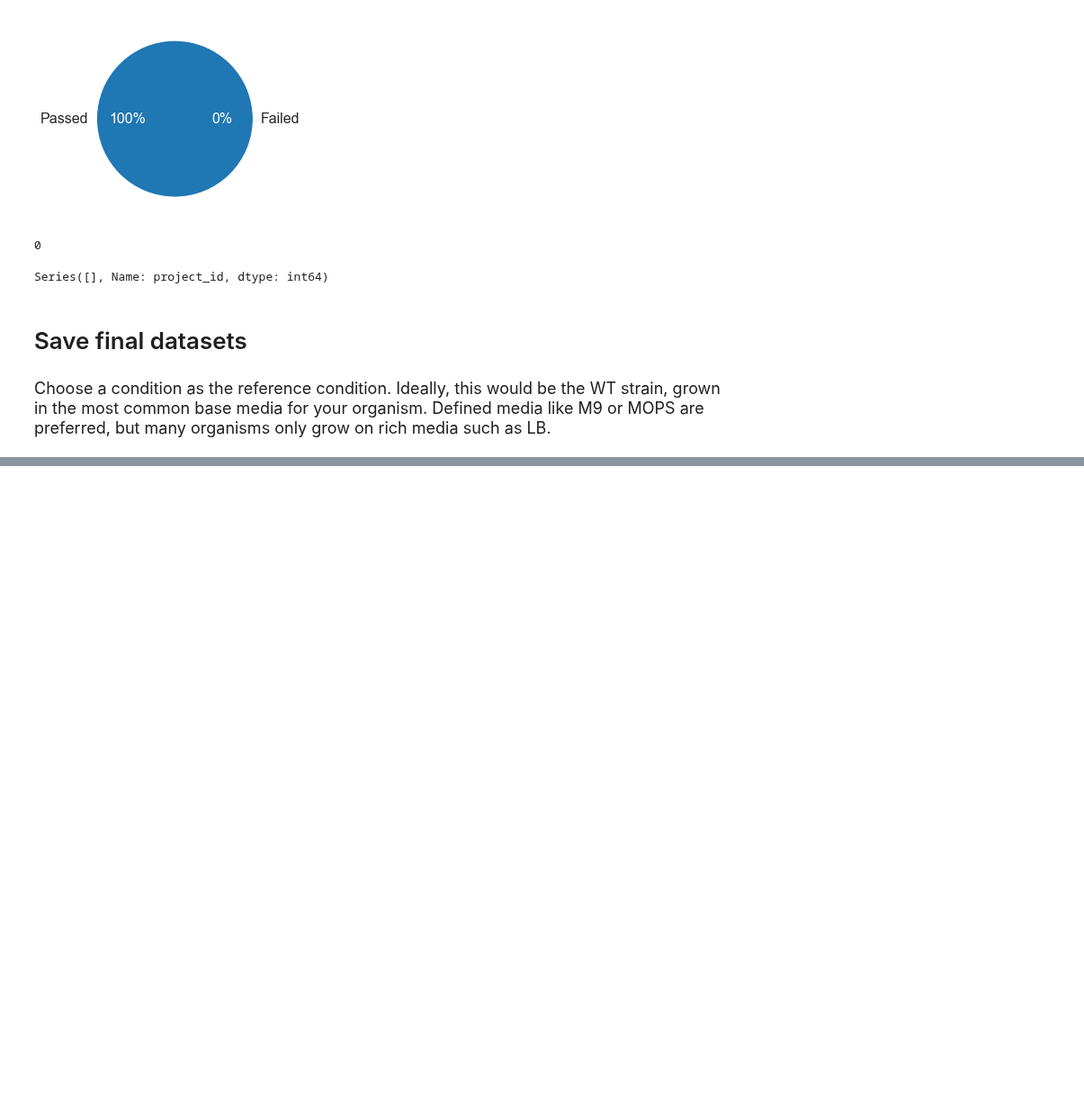
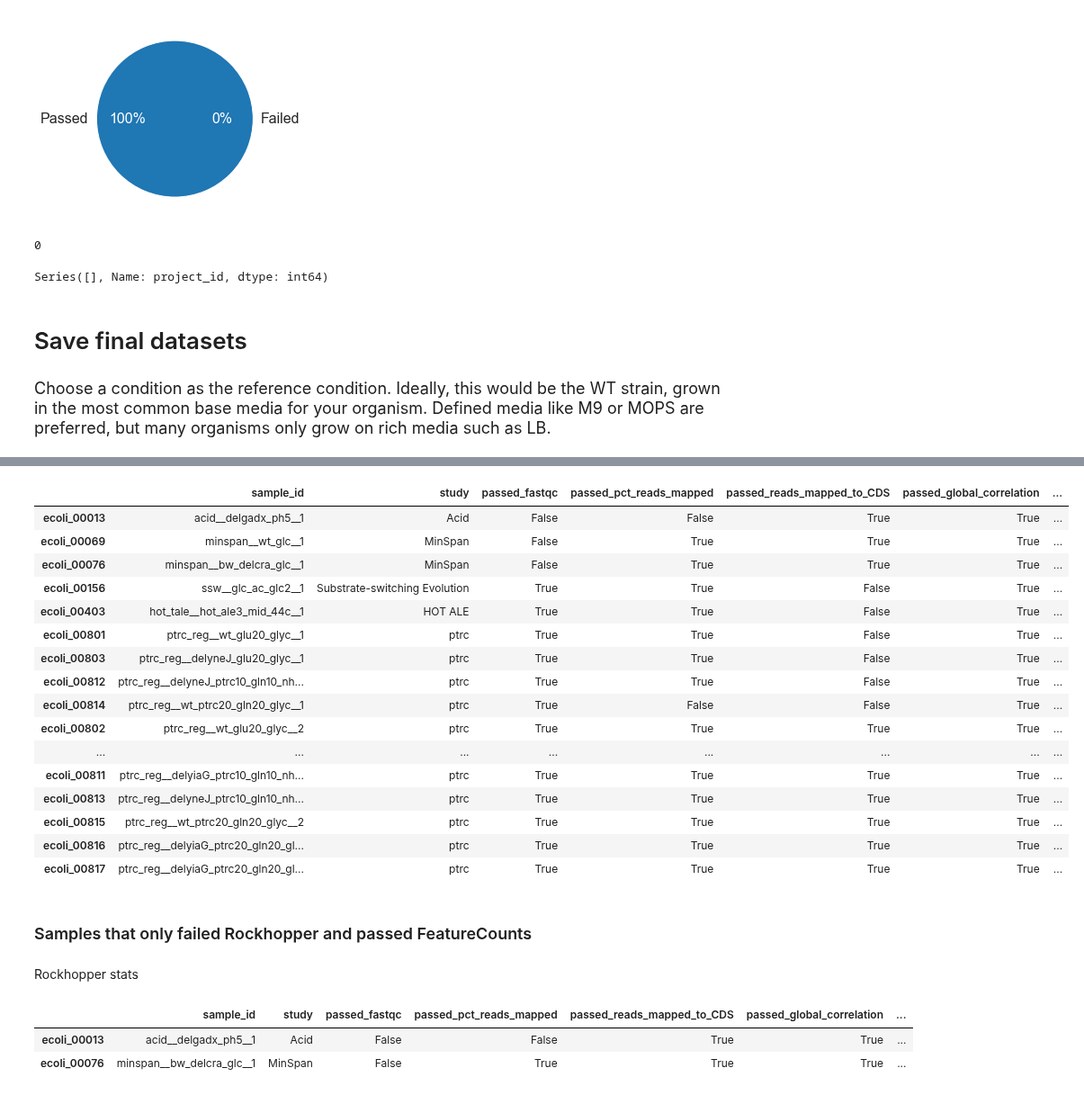
Before and after one commit to SBRG/precise2, a Jupyter notebook: notebooks/QC/expression_QC_SOP_featureCounts.ipynb, the cells around one changed output, grey strips where cells are left out. Shown at 90% size. Saved outputs shown, nothing was run; the diff lists cells and outputs as text; code cells hidden in the pictures; blank space fills up the shorter version.

```diff
--- a/notebooks/QC/expression_QC_SOP_featureCounts.ipynb
+++ b/notebooks/QC/expression_QC_SOP_featureCounts.ipynb
@@ -535,0 +569,34 @@ DF_metadata_final.to_csv(os.path.join(org_dir,'metadata_qc.csv'))
+# %%
+old_DF_metadata_fail = pd.read_csv('meta_data_failed_QC_total.tsv', sep = '\t', index_col=0)
+
+old_failed = old_DF_metadata_fail.iloc[:,pd.np.r_[0:2,-7:-1]]
+
+old_failed
+# %% [output]
+|  | sample_id | study | passed_fastqc | passed_pct_reads_mapped | passed_reads_mapped_to_CDS | passed_global_correlation | ... |
+| ecoli_00013 | acid__delgadx_ph5__1 | Acid | False | False | True | True | ... |
+| ecoli_00069 | minspan__wt_glc__1 | MinSpan | False | True | True | True | ... |
+| ecoli_00076 | minspan__bw_delcra_glc__1 | MinSpan | False | True | True | True | ... |
+| ecoli_00156 | ssw__glc_ac_glc2__1 | Substrate-switching Evolution | True | True | False | True | ... |
+| ecoli_00403 | hot_tale__hot_ale3_mid_44c__1 | HOT ALE | True | True | False | True | ... |
+| ecoli_00801 | ptrc_reg__wt_glu20_glyc__1 | ptrc | True | True | False | True | ... |
+| ecoli_00803 | ptrc_reg__delyneJ_glu20_glyc__1 | ptrc | True | True | False | True | ... |
+| ecoli_00812 | ptrc_reg__delyneJ_ptrc10_gln10_nh... | ptrc | True | True | False | True | ... |
+| ecoli_00814 | ptrc_reg__wt_ptrc20_gln20_glyc__1 | ptrc | True | False | False | True | ... |
+| ecoli_00802 | ptrc_reg__wt_glu20_glyc__2 | ptrc | True | True | True | True | ... |
+| ... | ... | ... | ... | ... | ... | ... | ... |
+| ecoli_00811 | ptrc_reg__delyiaG_ptrc10_gln10_nh... | ptrc | True | True | True | True | ... |
+| ecoli_00813 | ptrc_reg__delyneJ_ptrc10_gln10_nh... | ptrc | True | True | True | True | ... |
+| ecoli_00815 | ptrc_reg__wt_ptrc20_gln20_glyc__2 | ptrc | True | True | True | True | ... |
+| ecoli_00816 | ptrc_reg__delyiaG_ptrc20_gln20_gl... | ptrc | True | True | True | True | ... |
+| ecoli_00817 | ptrc_reg__delyiaG_ptrc20_gln20_gl... | ptrc | True | True | True | True | ... |
+# %% [markdown]
+### Samples that only failed Rockhopper and passed FeatureCounts
+# %% [markdown]
+Rockhopper stats
+# %%
+old_failed.loc[RH_failed_inputs[~RH_failed_inputs.index.isin(new_failed.index)].index]
+# %% [output]
+|  | sample_id | study | passed_fastqc | passed_pct_reads_mapped | passed_reads_mapped_to_CDS | passed_global_correlation | ... |
+| ecoli_00013 | acid__delgadx_ph5__1 | Acid | False | False | True | True | ... |
+| ecoli_00076 | minspan__bw_delcra_glc__1 | MinSpan | False | True | True | True | ... |
```
Also changed, not shown: parts of 18 cells of this notebook.
